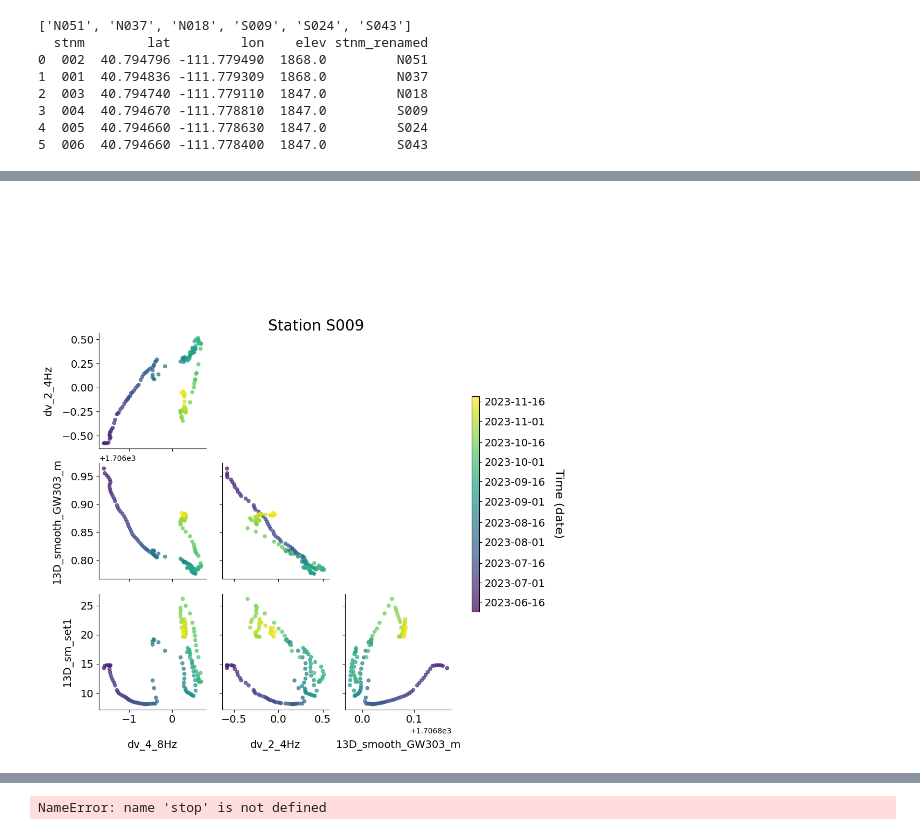
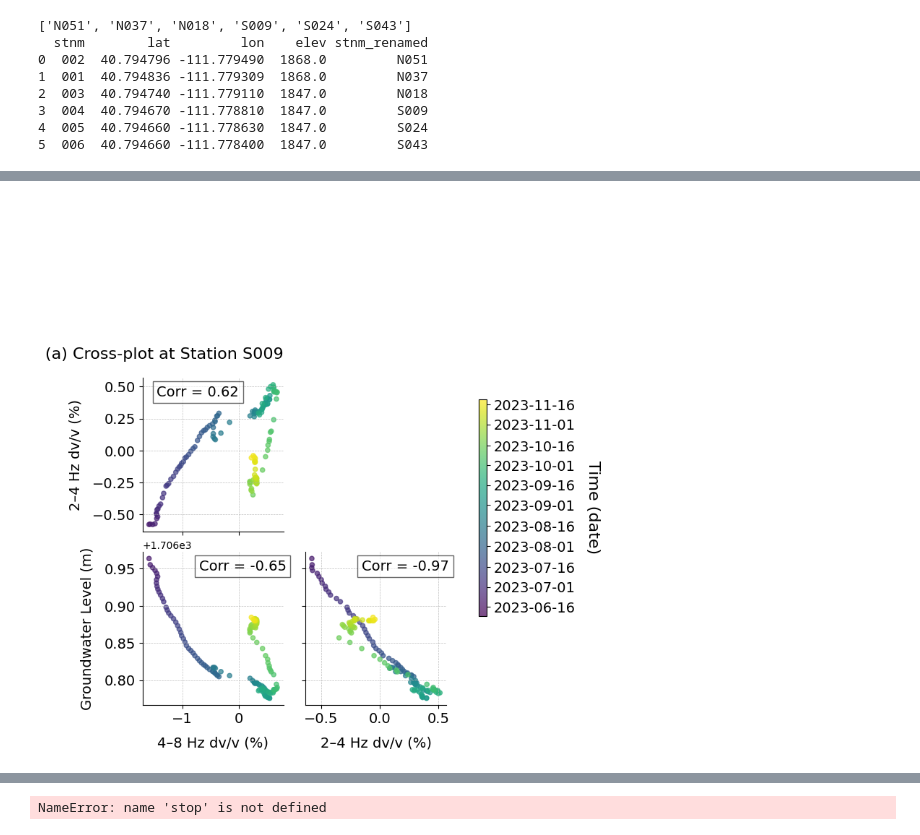
Before and after one commit to kuanfufeng/RedButte, a Jupyter notebook: final_revised_ananlyses_CodaCoefSelected.ipynb, the cells around one changed output, grey strips where cells are left out. Drawn from its saved outputs; the diff is of its cells as text; code cells hidden in the pictures.

Commit message:
update figures

```diff
--- a/final_revised_ananlyses_CodaCoefSelected.ipynb
+++ b/final_revised_ananlyses_CodaCoefSelected.ipynb
@@ -317,7 +215,7 @@ from scipy.stats import linregress
 # Clean the data
 # df_corr = df[['datetime', 'dv_2_4Hz', 'dv_4_8Hz',  '13D_smooth_GW303_m',  '13D_smooth_DS_cm','13D_sm_set1', '13D_sm_set5',]].dropna()
 
-df_corr = df[['datetime',  'dv_4_8Hz', 'dv_2_4Hz', '13D_smooth_GW303_m', '13D_sm_set1', ]].dropna()
+df_corr = df[['datetime',  'dv_4_8Hz', 'dv_2_4Hz', '13D_smooth_GW303_m', ]].dropna()
 
 
 # Make sure datetime is parsed correctly
@@ -362,12 +260,12 @@ def scatter_with_stats(x, y, color_values=None, **kwargs):
         x, y = 0.1,0.95
     if r_value > 0 and r_value <= 0.3:
         x, y = 0.5, 0.95
-    # ax.text(x, y, label, transform=ax.transAxes,
-        # fontsize=14, verticalalignment='top', bbox=dict(facecolor='white', alpha=0.6))
+    ax.text(x, y, label, transform=ax.transAxes,
+        fontsize=14, verticalalignment='top', bbox=dict(facecolor='white', alpha=0.6))
 
 
 # Create PairGrid with coloring
-plot_vars = [ 'dv_4_8Hz','dv_2_4Hz', '13D_smooth_GW303_m', '13D_sm_set1',]
+plot_vars = [ 'dv_4_8Hz','dv_2_4Hz', '13D_smooth_GW303_m', ]
 g = sns.PairGrid(df_corr, vars=plot_vars, diag_sharey=False, height=2, aspect=1.2)
 g.map_lower(lambda x, y, **kwargs: scatter_with_stats(x, y,s =30, color_values=colors.loc[x.index], **kwargs))
 # g.map_diag(sns.histplot, kde=True, color='skyblue')
@@ -391,37 +289,50 @@ for ax in g.axes.flatten():
 # Create ScalarMappable for the colorbar
 sm = plt.cm.ScalarMappable(cmap='viridis', norm=norm)
 sm.set_array([])
 
 
 # === Add single shared colorbar ===
-cbar_ax = g.fig.add_axes([0.8, 0.3, 0.015, 0.5])  # [left, bottom, width, height]
+cbar_ax = g.fig.add_axes([0.75, 0.3, 0.015, 0.5])  # [left, bottom, width, height]
 sm = ScalarMappable(cmap=cmap, norm=norm)
 cbar = plt.colorbar(sm, cax=cbar_ax, alpha=0.7)
 # 1. Define your custom tick dates
 # Create date ranges for the 1st and 16th of each month
 start_dates = pd.date_range(start="2023-06-08", end="2023-11-20", freq='MS')
 mid_dates = pd.date_range(start="2023-06-01", end="2023-11-16", freq='MS') + pd.Timedelta(days=15)
 
 # Combine and sort
 custom_dates = start_dates.union(mid_dates).sort_values()
 
 # 2. Convert to timestamps (for tick positions)
 tick_vals = custom_dates.map(lambda dt: dt.timestamp())
 # 3. Format labels nicely
 tick_labels = custom_dates.strftime('%Y-%m-%d')
 
 cbar.set_ticks(tick_vals)
 cbar.set_ticklabels(tick_labels, fontsize=14)
 cbar.set_label("Time (date)", rotation=270, labelpad=10, fontsize=16, va='bottom')
 
+label_map = {
+    "dv_2_4Hz": "2–4 Hz dv/v (%)",
+    "dv_4_8Hz": "4–8 Hz dv/v (%)",
+    "13D_smooth_GW303_m": "Groundwater Level (m)"
+}
+
+
 # Final layout
-g.fig.subplots_adjust(top=1.25, right=1)
-g.fig.suptitle(f"Station {renamed}", fontsize=20)
+g.fig.subplots_adjust(top=1.25, right=1,)
+g.fig.suptitle(f"(a) Cross-plot at Station {renamed} ",  y=0.92, x=0.15, fontsize=16)
 # Adjust label padding
 for ax in g.axes.flatten():
-    ax.set_xlabel(ax.get_xlabel(), labelpad=20)
-    ax.set_ylabel(ax.get_ylabel(), labelpad=10)
+    xlabel = ax.get_xlabel()
+    ylabel = ax.get_ylabel()
+    ax.grid(True, linestyle='--', linewidth=0.5, alpha=0.8)
+    if xlabel in label_map:
+        ax.set_xlabel(label_map[xlabel], labelpad=10)
+    if ylabel in label_map:
+        ax.set_ylabel(label_map[ylabel], labelpad=10)
 
-plt.show()
+# plt.show()
+plt.savefig(f"Fig_S009_pairgrid.png", dpi=300, bbox_inches='tight')
 # %% [output]
-[figure, old version]
+[figure, new version]
```
Also changed, not shown: parts of 10 cells of this notebook.
